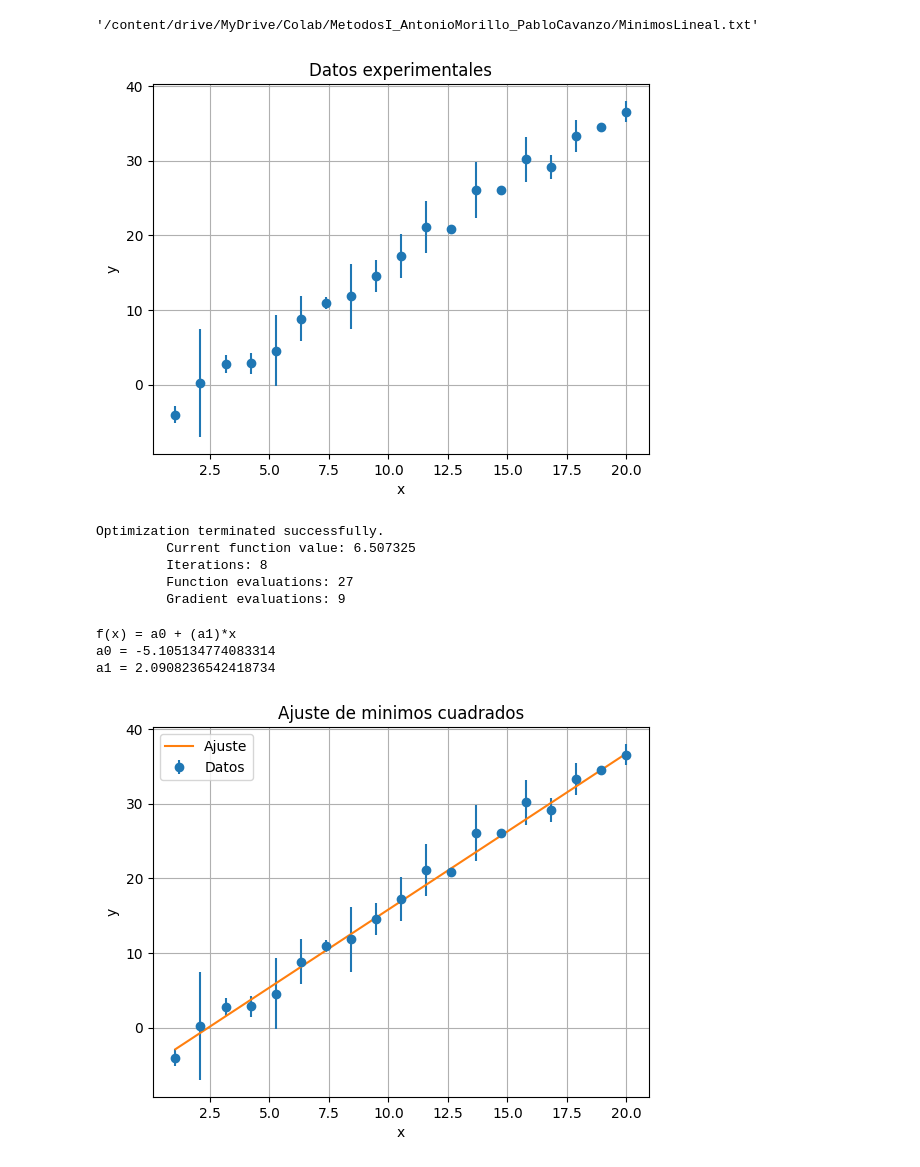
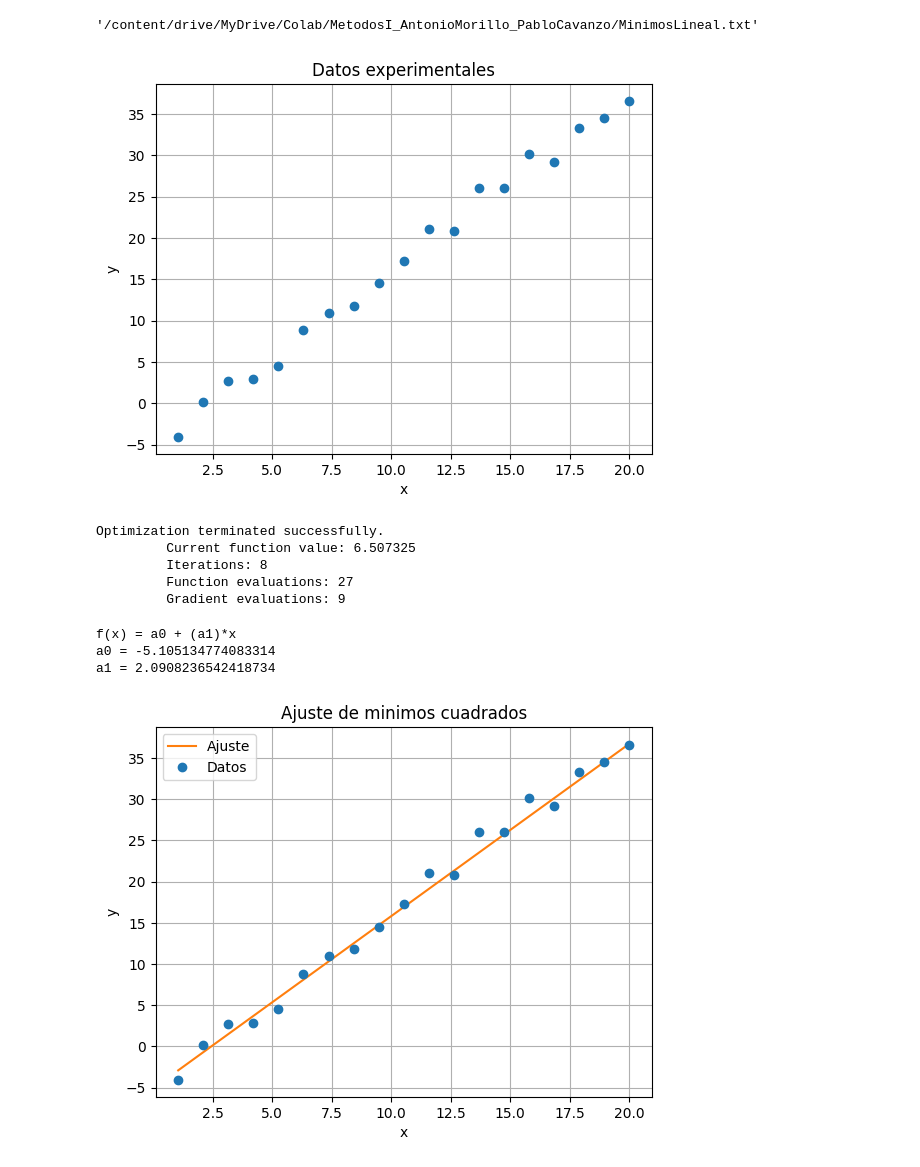
Before and after one commit to PabloCavanzo/MetodosI_AntonioMorillo_PabloCavanzo, a Jupyter notebook: Tarea mínimos cuadrados/9.4.2.ipynb, the cells around one changed output. Cells and saved outputs as stored; diff of their text form; code cells hidden in the pictures.

```diff
--- a/Tarea mínimos cuadrados/9.4.2.ipynb
+++ b/Tarea mínimos cuadrados/9.4.2.ipynb
@@ -25,16 +25,14 @@ data = pd.read_csv(file, sep=' ')
 data.columns = ['x', 'y']
 x = np.array(data['x'])
 y = np.array(data['y'])
-
-sigma = np.abs(np.random.normal(1,2,len(x)))
 # %%
-plt.errorbar(x,y,yerr=sigma,fmt='o')
+plt.errorbar(x,y,fmt='o')
 plt.xlabel('x')
 plt.ylabel('y')
 plt.title('Datos experimentales')
 plt.grid()
 # %% [output]
-[figure, old version]
+[figure, new version]
 # %%
 def modelo(x,p):
   y = 0.
@@ -42,12 +40,12 @@ def modelo(x,p):
     y += p[n]*x**n
   return y
 
-def chi1(p,x,y,sigma,Model):
+def chi1(p,x,y,Model):
   return np.sum(((y-modelo(x,p))/sigma)**2)
 nll = lambda *p: chi1(*p)
 
 p0 = np.ones(2)
-result = spo.minimize(nll,p0,args=(x,y,sigma,modelo), options={"disp":True})
+result = spo.minimize(nll,p0,args=(x,y,modelo), options={"disp":True})
 param = result.x
 t = np.linspace(min(x),max(x),100)
 # %% [output]
@@ -57,18 +55,18 @@ Optimization terminated successfully.
          Function evaluations: 27
          Gradient evaluations: 9
 # %%
-plt.errorbar(x,y,yerr=sigma,fmt='o', label='Datos')
+plt.errorbar(x,y,fmt='o', label='Datos')
 plt.xlabel('x')
 plt.ylabel('y')
 plt.plot(t,modelo(t,param), label='Ajuste')
 plt.title('Ajuste de minimos cuadrados')
 plt.legend()
 plt.grid()
 print('f(x) = a0 + (a1)*x')
 print('a0 = {}'.format(param[0]))
 print('a1 = {}'.format(param[1]))
 # %% [output]
 f(x) = a0 + (a1)*x
 a0 = -5.105134774083314
 a1 = 2.0908236542418734
-[figure, old version]
+[figure, new version]
```
